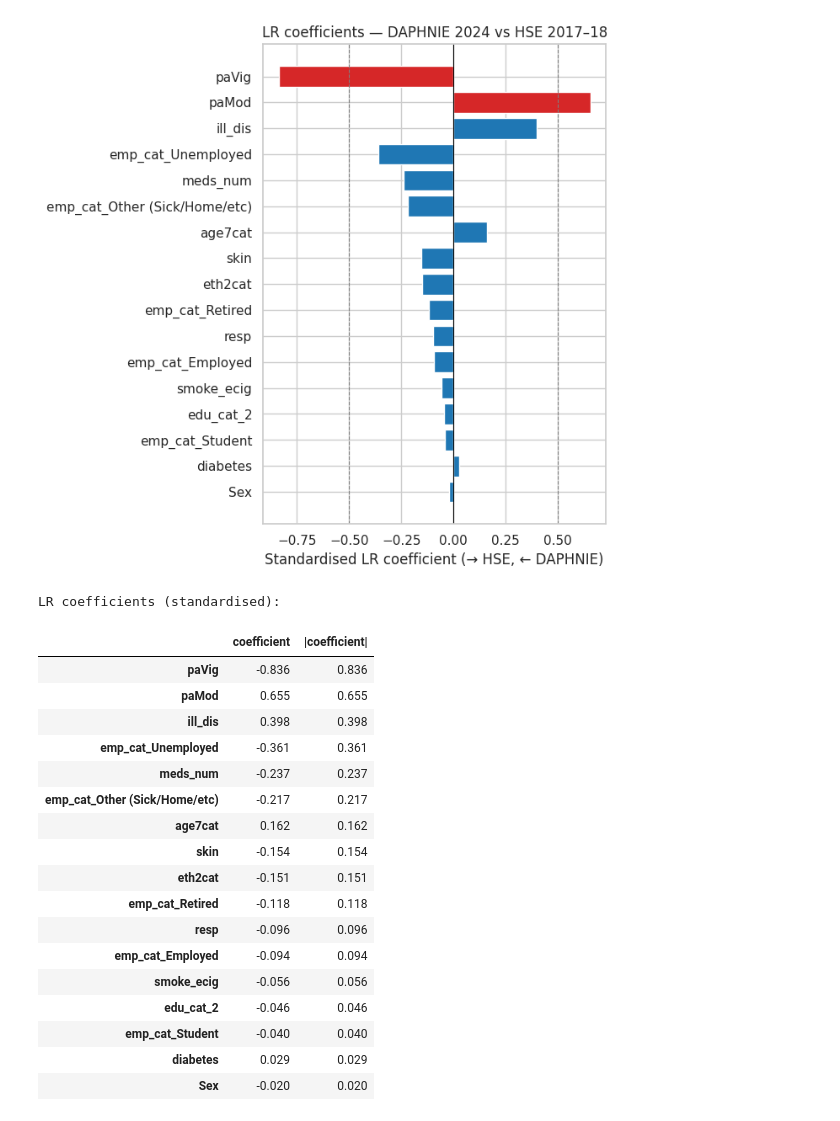
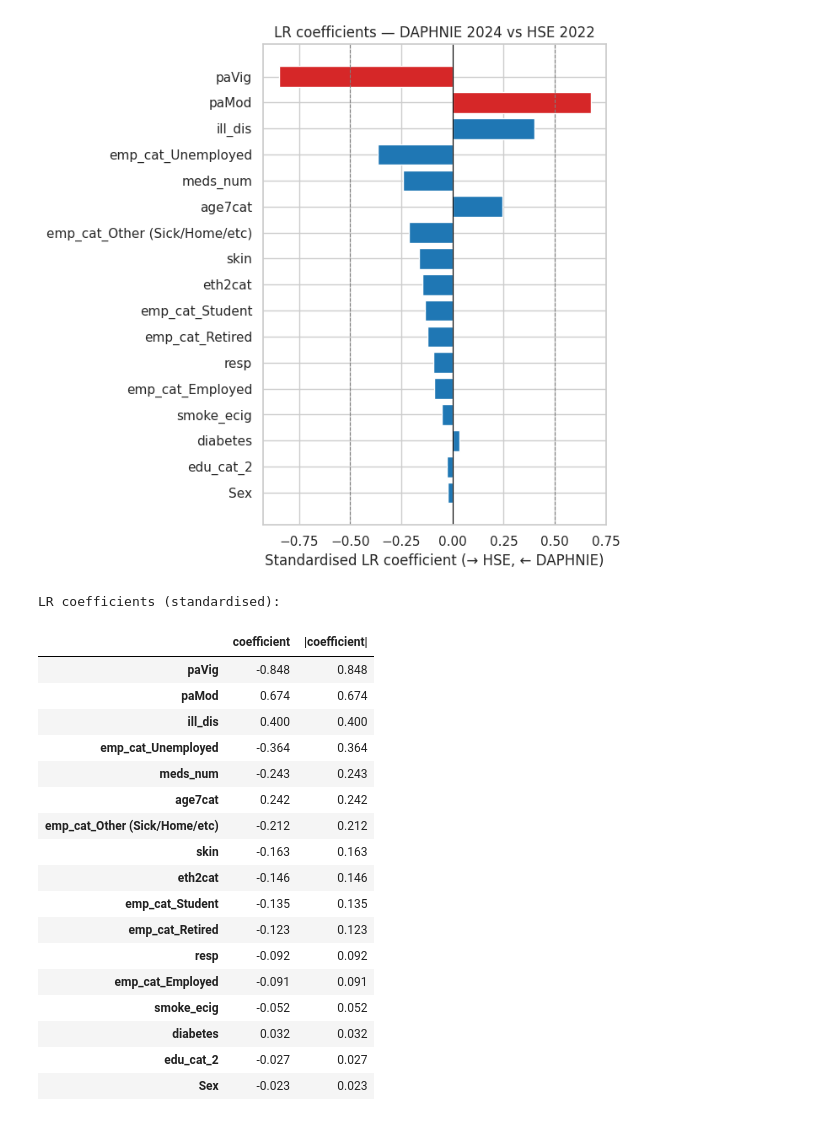
Before and after one commit to LuisGiraldo86/EuroQoL, a Jupyter notebook: notebooks/covariate_shift/032-density_ratio.ipynb, the cells around one changed output. Cells and saved outputs as stored; diff of their text form; code cells hidden in the pictures.

```diff
--- a/notebooks/covariate_shift/032-density_ratio.ipynb
+++ b/notebooks/covariate_shift/032-density_ratio.ipynb
@@ -47,20 +40,17 @@ Class ratio    DAPHNIE:HSE = 1:1.5
 # %%
 # 17-variable predictor set for the restricted pipeline.
 # Extends the 13-variable notebook 03 set with resp, skin, paVig, paMod.
-# alcohol_yr excluded from model (skip-logic artefact) but appears in balance diagnostics.
-FEATURES = [
-    "Sex", "age7cat",
-    "eth2cat",
-    "emp_cat_Employed", "emp_cat_Other (Sick/Home/etc)", "emp_cat_Retired",
-    "emp_cat_Student", "emp_cat_Unemployed",
-    "edu_cat_2",
-    "paVig", "paMod",
-    "smoke_ecig", "diabetes",
-    "meds_num", "ill_dis",
-    "resp", "skin",
+EXTRA_FEATURES = [
+    "paVig", "paMod", "resp", "skin",
 ]
-FEATURES = [f for f in FEATURES if f in df.columns]
-print(f"Features ({len(FEATURES)}):")
-print(FEATURES)
+BASE_FEATURES = [
+    "Sex", "age7cat", "eth2cat", "emp_cat_Employed", "emp_cat_Other (Sick/Home/etc)", "emp_cat_Retired",
+    "emp_cat_Student", "emp_cat_Unemployed", "edu_cat_2", "smoke_ecig", "diabetes",
+    "meds_num", "ill_dis"
+]
+ALL_FEATURES = BASE_FEATURES + EXTRA_FEATURES
+ALL_FEATURES = [f for f in ALL_FEATURES if f in df.columns]
+print(f"Features ({len(ALL_FEATURES)}):")
+print(ALL_FEATURES)
 # %% [output]
 Features (17):
@@ -190,13 +69,13 @@ n_src, n_tgt = len(daphnie_24), len(hse2022)
 print(f"DAPHNIE 2024 (n={n_src:,}) vs HSE 2022 (n={n_tgt:,})")
 print(f"Class ratio DAPHNIE:HSE = 1:{n_tgt/n_src:.1f}")
 
-models, auc_lr, auc_hgb, X, y = fit_classifiers(daphnie_24, hse2022, FEATURES)
+models, auc_lr, auc_hgb, X, y = fit_classifiers(daphnie_24, hse2022, ALL_FEATURES)
 
 print(f"\nBase model AUC (5-fold CV):")
 print(f"  LR  : {auc_lr.mean():.3f}  (± {auc_lr.std():.3f})")
 print(f"  HGB : {auc_hgb.mean():.3f}  (± {auc_hgb.std():.3f})")
 
-X_daphnie = daphnie_24[FEATURES]
+X_daphnie = daphnie_24[ALL_FEATURES]
 weights = {}
 print(f"\nImportance weight diagnostics (99th-pct clip):")
 print(f"  {'Model':<25}  {'clip':>6}  {'n_clip':>8}  {'ESS':>14}")
@@ -353,51 +170,51 @@ plt.show()
 # %%
 # LR coefficient inspection
 # Use X.columns (features the model was actually fitted on) rather than FEATURES,
 # so this cell is safe to run even if FEATURES was redefined after fitting.
 clf       = models["LR"].named_steps["clf"]
 fit_feats = X.columns.tolist()
 coef      = pd.Series(clf.coef_[0], index=fit_feats).sort_values(key=abs)
 colors    = ["#d62728" if abs(v) > 0.5 else "#1f77b4" for v in coef]
 
 fig, ax = plt.subplots(figsize=(7, max(5, len(fit_feats) * 0.4)))
 ax.barh(coef.index, coef.values, color=colors)
 ax.axvline(0,    color="black", linewidth=0.8)
 ax.axvline( 0.5, color="grey",  linewidth=0.8, linestyle="--")
 ax.axvline(-0.5, color="grey",  linewidth=0.8, linestyle="--")
 ax.set_xlabel("Standardised LR coefficient (→ HSE, ← DAPHNIE)")
-ax.set_title("LR coefficients — DAPHNIE 2024 vs HSE 2017–18")
+ax.set_title("LR coefficients — DAPHNIE 2024 vs HSE 2022")
 plt.tight_layout()
-plt.savefig(PLOTS_PATH / "lr_coefficients_restricted.png", dpi=150, bbox_inches="tight")
+plt.savefig(PLOTS_PATH / "lr_coefficients_DAPHNIE24_vs_HSE22_all_features.png", dpi=600, bbox_inches="tight")
 plt.show()
 
 tbl = (
     pd.DataFrame({
         "coefficient":   clf.coef_[0],
         "|coefficient|": np.abs(clf.coef_[0]),
     }, index=fit_feats)
     .sort_values("|coefficient|", ascending=False)
 )
 print("LR coefficients (standardised):")
 display(tbl.round(3))
 # %% [output]
-[figure, old version]
+[figure, new version]
 LR coefficients (standardised):
 |  | coefficient | |coefficient| |
-| paVig | -0.836 | 0.836 |
-| paMod | 0.655 | 0.655 |
-| ill_dis | 0.398 | 0.398 |
-| emp_cat_Unemployed | -0.361 | 0.361 |
-| meds_num | -0.237 | 0.237 |
-| emp_cat_Other (Sick/Home/etc) | -0.217 | 0.217 |
-| age7cat | 0.162 | 0.162 |
-| skin | -0.154 | 0.154 |
-| eth2cat | -0.151 | 0.151 |
-| emp_cat_Retired | -0.118 | 0.118 |
-| resp | -0.096 | 0.096 |
-| emp_cat_Employed | -0.094 | 0.094 |
-| smoke_ecig | -0.056 | 0.056 |
-| edu_cat_2 | -0.046 | 0.046 |
-| emp_cat_Student | -0.040 | 0.040 |
-| diabetes | 0.029 | 0.029 |
-| Sex | -0.020 | 0.020 |
+| paVig | -0.848 | 0.848 |
+| paMod | 0.674 | 0.674 |
+| ill_dis | 0.400 | 0.400 |
+| emp_cat_Unemployed | -0.364 | 0.364 |
+| meds_num | -0.243 | 0.243 |
+| age7cat | 0.242 | 0.242 |
+| emp_cat_Other (Sick/Home/etc) | -0.212 | 0.212 |
+| skin | -0.163 | 0.163 |
+| eth2cat | -0.146 | 0.146 |
+| emp_cat_Student | -0.135 | 0.135 |
+| emp_cat_Retired | -0.123 | 0.123 |
+| resp | -0.092 | 0.092 |
+| emp_cat_Employed | -0.091 | 0.091 |
+| smoke_ecig | -0.052 | 0.052 |
+| diabetes | 0.032 | 0.032 |
+| edu_cat_2 | -0.027 | 0.027 |
+| Sex | -0.023 | 0.023 |
 # %%
```
Also changed, not shown: parts of 17 cells of this notebook, 1 other file.
